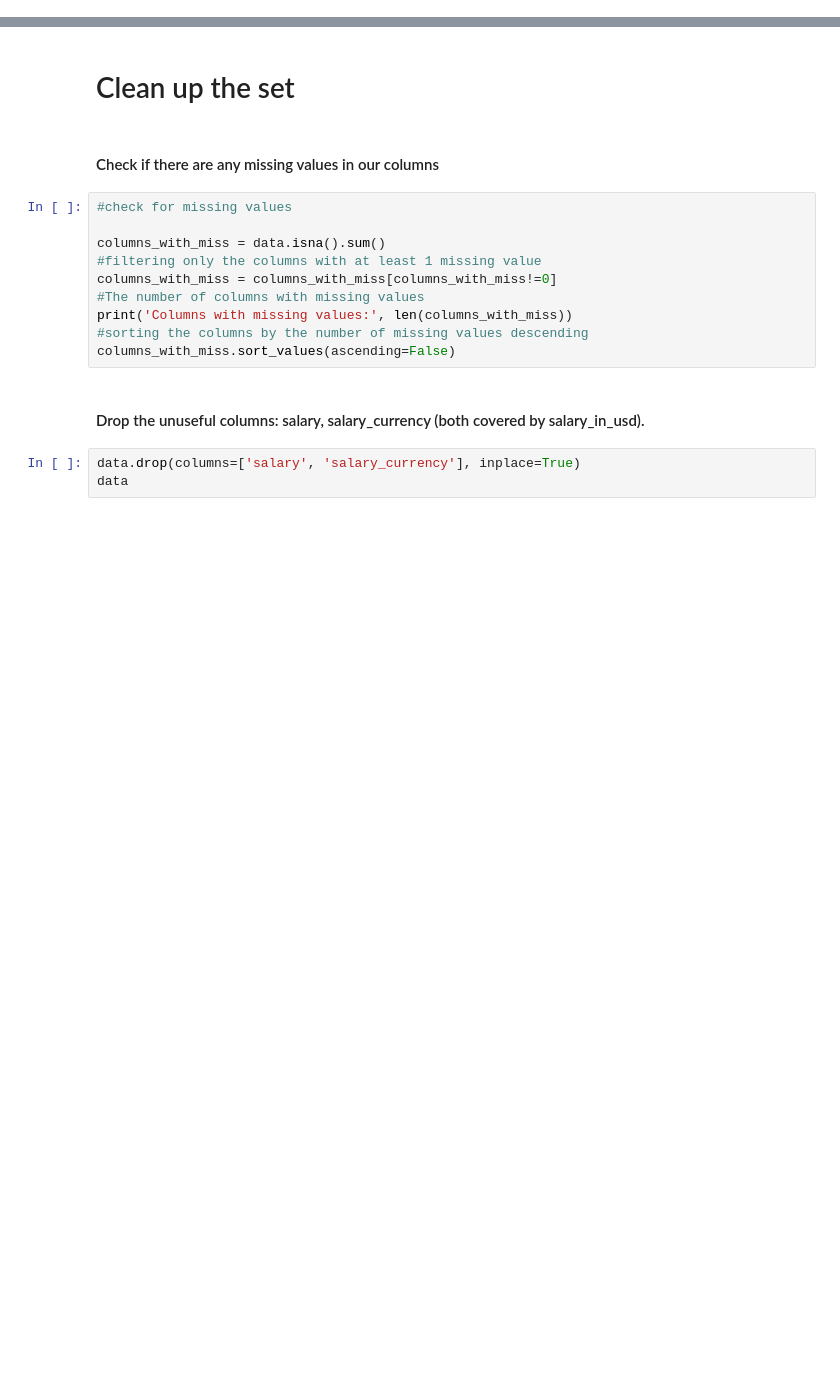
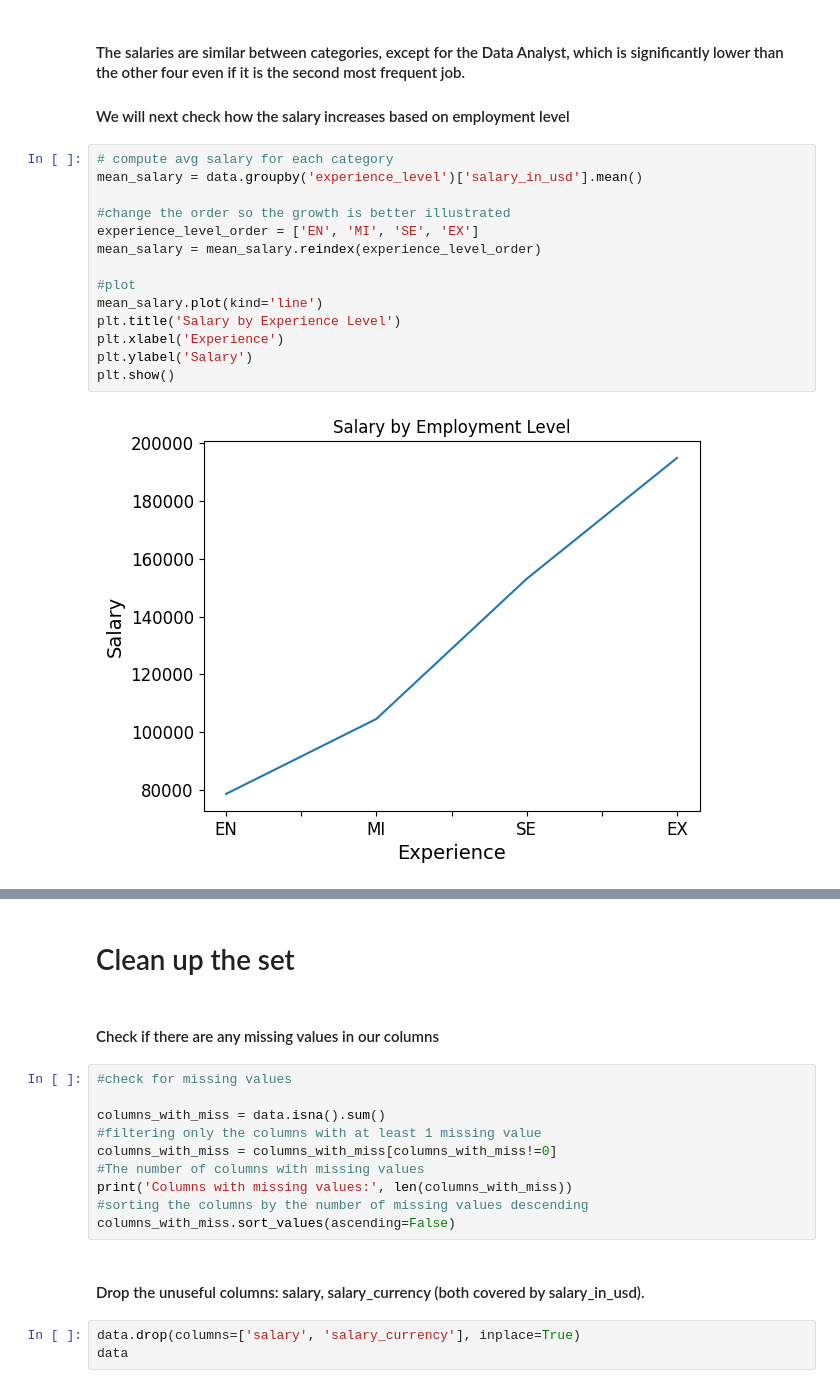
Before and after one commit to robert-bob-1/SalariesAnalysisML, a Jupyter notebook: proiect.ipynb, the cells around one changed output, grey strips where cells are left out. Cells and saved outputs as stored; diff of their text form; blank space fills up the shorter version.

Commit message:
salary based on title and experience

```diff
--- a/proiect.ipynb
+++ b/proiect.ipynb
@@ -53,0 +138,19 @@ plt.show()
+# %% [markdown]
+#### The salaries are similar between categories, except for the Data Analyst, which is significantly lower than the other four even if it is the second most frequent job.
+#### We will next check how the salary increases based on employment level
+# %%
+# compute avg salary for each category
+mean_salary = data.groupby('experience_level')['salary_in_usd'].mean()
+
+#change the order so the growth is better illustrated
+experience_level_order = ['EN', 'MI', 'SE', 'EX']
+mean_salary = mean_salary.reindex(experience_level_order)
+
+#plot
+mean_salary.plot(kind='line')
+plt.title('Salary by Experience Level')
+plt.xlabel('Experience')
+plt.ylabel('Salary')
+plt.show()
+# %% [output]
+[figure, added]
```
Also changed, not shown: parts of 15 cells of this notebook.
